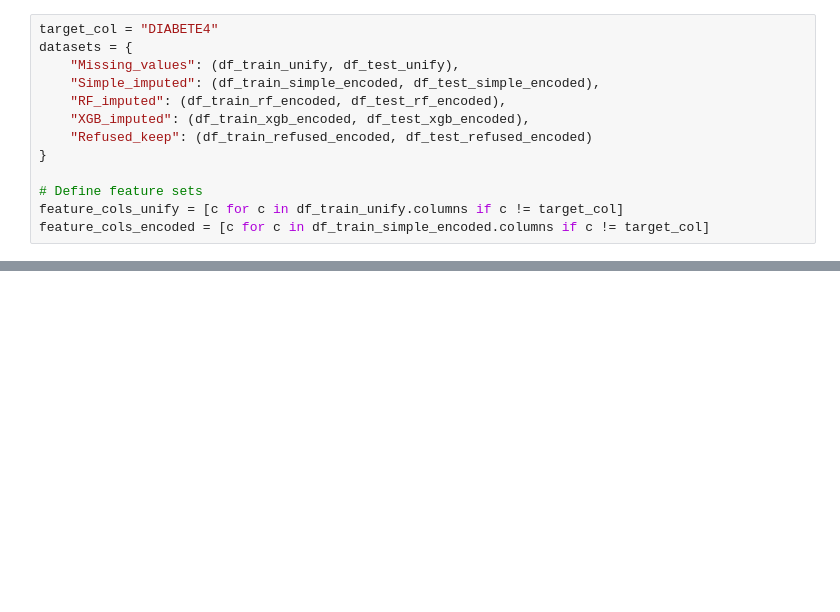
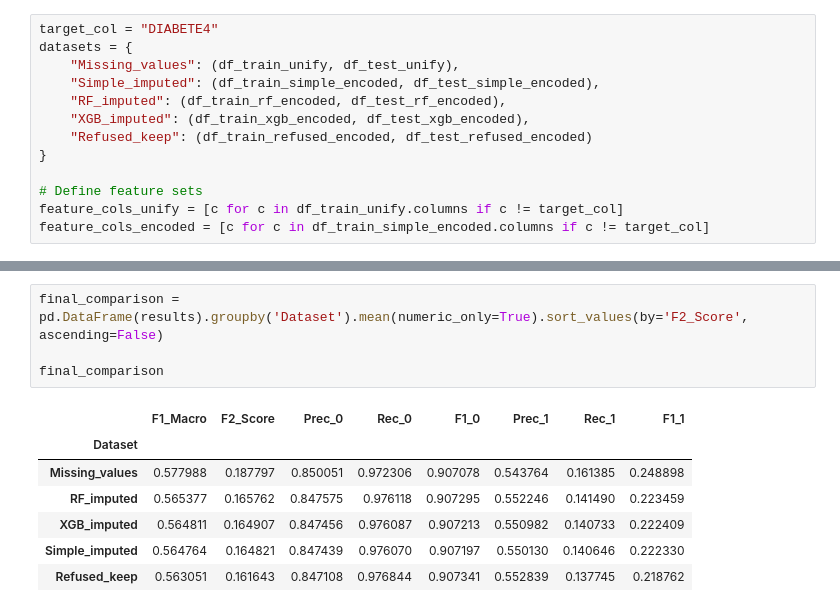
Before and after one commit to yukienjoyer7/Diabetes-Early-Diagnosis-BRFSS-2024, a Jupyter notebook: Imputation_Kaka.ipynb, the cells around one changed output, grey strips where cells are left out. Drawn from its saved outputs; the diff is of its cells as text; blank space fills up the shorter version.

```diff
--- a/Preprocessing_Kaka.ipynb
+++ b/Imputation_Kaka.ipynb
@@ -668,0 +672,12 @@ display(pd.DataFrame(results).sort_values(['ROC_AUC'], ascending=False))
+# %%
+final_comparison = pd.DataFrame(results).groupby('Dataset').mean(numeric_only=True).sort_values(by='F2_Score', ascending=False)
+
+final_comparison
+# %% [output]
+|  | F1_Macro | F2_Score | Prec_0 | Rec_0 | F1_0 | Prec_1 | Rec_1 | F1_1 |
+| Dataset |  |  |  |  |  |  |  |  |
+| Missing_values | 0.577988 | 0.187797 | 0.850051 | 0.972306 | 0.907078 | 0.543764 | 0.161385 | 0.248898 |
+| RF_imputed | 0.565377 | 0.165762 | 0.847575 | 0.976118 | 0.907295 | 0.552246 | 0.141490 | 0.223459 |
+| XGB_imputed | 0.564811 | 0.164907 | 0.847456 | 0.976087 | 0.907213 | 0.550982 | 0.140733 | 0.222409 |
+| Simple_imputed | 0.564764 | 0.164821 | 0.847439 | 0.976070 | 0.907197 | 0.550130 | 0.140646 | 0.222330 |
+| Refused_keep | 0.563051 | 0.161643 | 0.847108 | 0.976844 | 0.907341 | 0.552839 | 0.137745 | 0.218762 |
```
Also changed, not shown: parts of 4 cells of this notebook, 1 other file.
